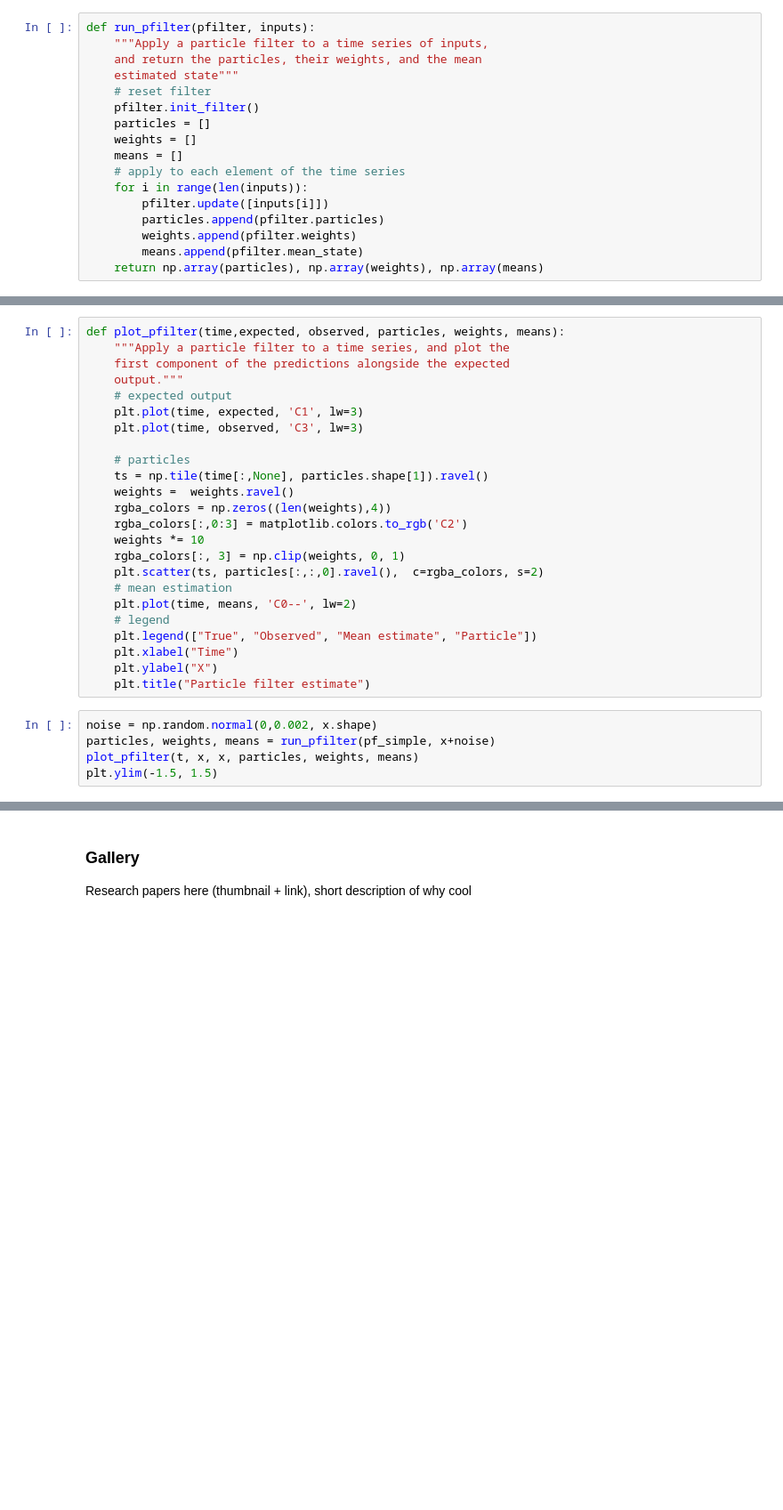
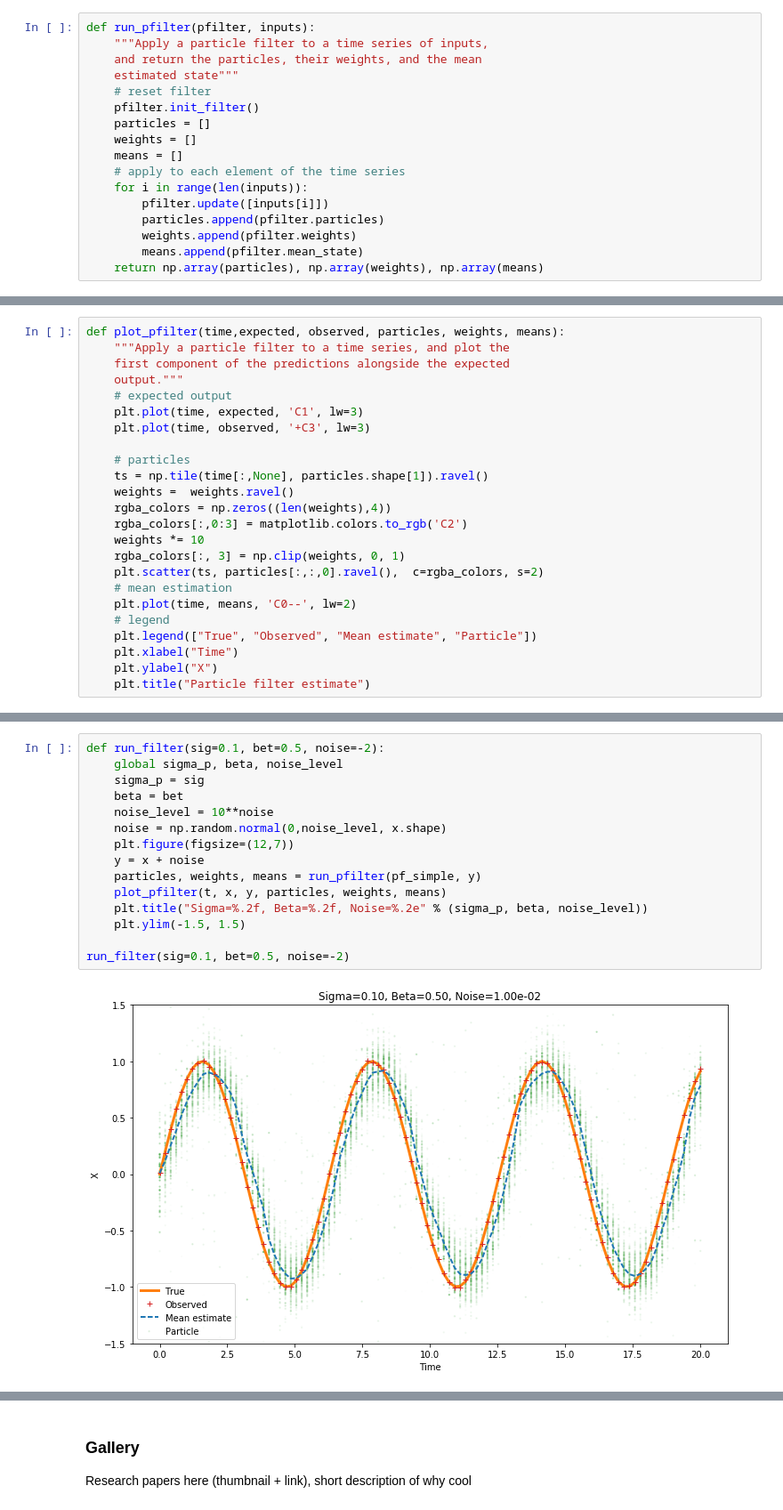
Before and after one commit to johnhw/probabilisticfiltering, a Jupyter notebook: ProbabilisticFiltering.ipynb, the cells around one changed output, grey strips where cells are left out. Shown at 89% size. Saved outputs shown, nothing was run; the diff lists cells and outputs as text; blank space fills up the shorter version.

```diff
--- a/ProbabilisticFiltering.ipynb
+++ b/ProbabilisticFiltering.ipynb
@@ -317,7 +323,7 @@ def plot_pfilter(time,expected, observed, particles, weights, means):
     output."""
     # expected output
     plt.plot(time, expected, 'C1', lw=3)
-    plt.plot(time, observed, 'C3', lw=3)
+    plt.plot(time, observed, '+C3', lw=3)
 
     # particles
     ts = np.tile(time[:,None], particles.shape[1]).ravel()
@@ -334,8 +340,3 @@ def plot_pfilter(time,expected, observed, particles, weights, means):
     plt.xlabel("Time")
     plt.ylabel("X")
     plt.title("Particle filter estimate")
-# %%
-noise = np.random.normal(0,0.002, x.shape)
-particles, weights, means = run_pfilter(pf_simple, x+noise)
-plot_pfilter(t, x, x, particles, weights, means)
-plt.ylim(-1.5, 1.5)
@@ -341,0 +345,17 @@ plt.ylim(-1.5, 1.5)
+# %%
+def run_filter(sig=0.1, bet=0.5, noise=-2):
+    global sigma_p, beta, noise_level
+    sigma_p = sig
+    beta = bet
+    noise_level = 10**noise
+    noise = np.random.normal(0,noise_level, x.shape)
+    plt.figure(figsize=(12,7))
+    y = x + noise
+    particles, weights, means = run_pfilter(pf_simple, y)
+    plot_pfilter(t, x, y, particles, weights, means)
+    plt.title("Sigma=%.2f, Beta=%.2f, Noise=%.2e" % (sigma_p, beta, noise_level))
+    plt.ylim(-1.5, 1.5)
+
+run_filter(sig=0.1, bet=0.5, noise=-2)
+# %% [output]
+[figure, added]
```
Also changed, not shown: parts of 23 cells of this notebook.
